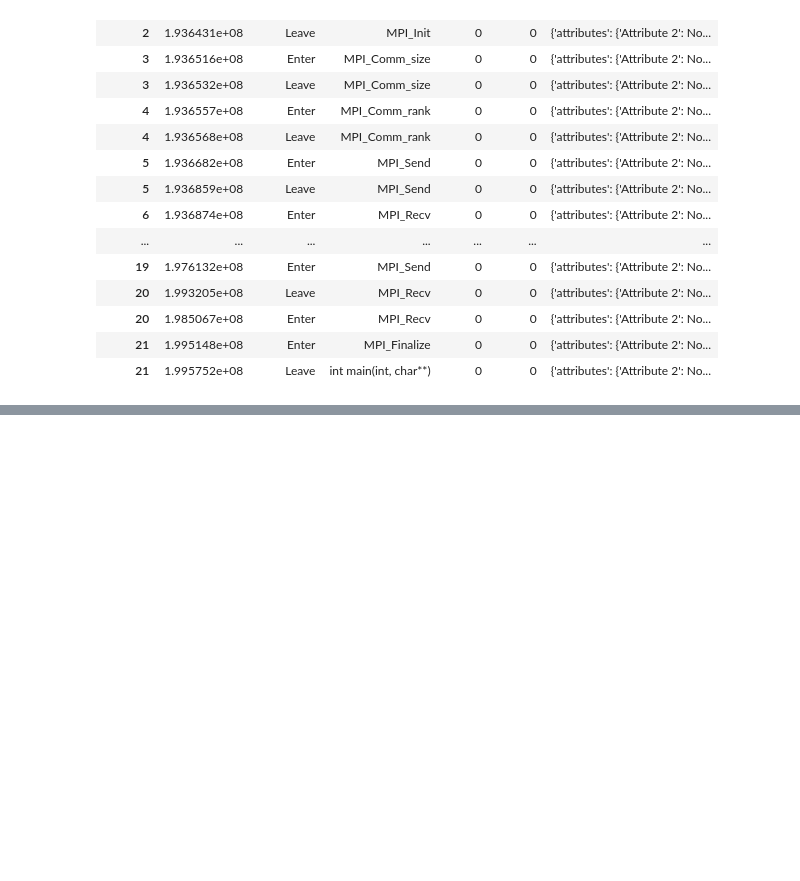
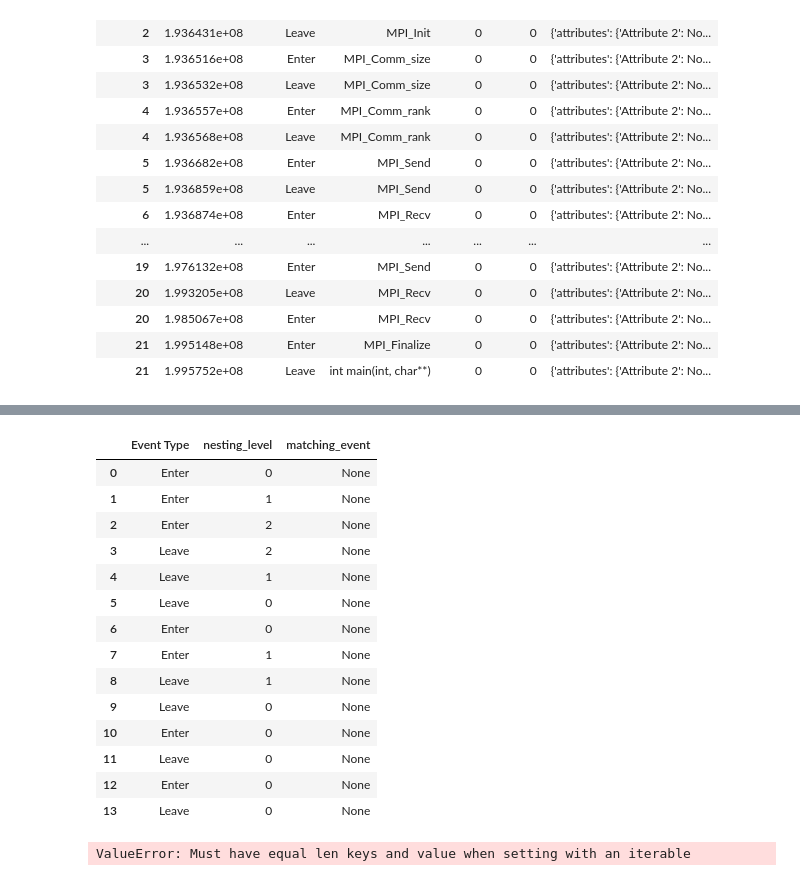
Before and after one commit to hpcgroup/pipit, a Jupyter notebook: docs/examples/polars.ipynb, the cells around one changed output, grey strips where cells are left out. Cells and saved outputs as stored; diff of their text form; code cells hidden in the pictures; blank space fills up the shorter version.

```diff
--- a/docs/examples/polars.ipynb
+++ b/docs/examples/polars.ipynb
@@ -479,0 +601,69 @@ matching_events
+# %%
+import pandas as pd
+
+df = pd.DataFrame({
+    "Event Type": ["Enter", "Enter", "Enter", "Leave", "Leave", "Leave", "Enter", "Enter", "Leave", "Leave", "Enter", "Leave", "Enter", "Leave"]
+})
+
+# Create a new column to store nesting level
+df['nesting_level'] = (df['Event Type'] == 'Enter').cumsum().shift(fill_value=0) - (df['Event Type'] == 'Leave').cumsum()
+
+# Create a new column to store matching indices
+df['matching_event'] = None
+
+
+
+# Function to populate matching_event column
+# def populate_matching_event(row):
+#     if row['Event Type'] == 'Enter':
+#         # Find the index of the corresponding Leave event with the same nesting level
+#         leave_index = df[(df['Event Type'] == 'Leave') & (df['nesting_level'] == row['nesting_level']) & (df.index > row.name)].index.min()
+#         if pd.notna(leave_index):
+#             df.at[row.name, 'matching_event'] = leave_index
+#             df.at[leave_index, 'matching_event'] = row.name
+
+# Apply the function to each row
+# df.apply(populate_matching_event, axis=1)
+df
+# %% [output]
+|  | Event Type | nesting_level | matching_event |
+| 0 | Enter | 0 | None |
+| 1 | Enter | 1 | None |
+| 2 | Enter | 2 | None |
+| 3 | Leave | 2 | None |
+| 4 | Leave | 1 | None |
+| 5 | Leave | 0 | None |
+| 6 | Enter | 0 | None |
+| 7 | Enter | 1 | None |
+| 8 | Leave | 1 | None |
+| 9 | Leave | 0 | None |
+| 10 | Enter | 0 | None |
+| 11 | Leave | 0 | None |
+| 12 | Enter | 0 | None |
+| 13 | Leave | 0 | None |
+# %%
+
+# Your original DataFrame
+data = {'Event Type': ['Enter', 'Enter', 'Enter', 'Leave', 'Leave', 'Leave', 'Enter', 'Enter', 'Leave', 'Leave', 'Enter', 'Leave', 'Enter', 'Leave'],
+        'nesting_level': [0, 1, 2, 2, 1, 0, 0, 1, 1, 0, 0, 0, 0, 0],
+        'matching_event': [None] * 14}
+
+df = pd.DataFrame(data)
+
+# Identify matching events using vectorized operations
+enter_mask = df['Event Type'] == 'Enter'
+leave_mask = df['Event Type'] == 'Leave'
+
+# Use shift to get the next nesting level for each row
+next_nesting_level = df['nesting_level'].shift(-1)
+
+# Identify matching events based on conditions
+matching_leave_index = df.index[(enter_mask & (df['nesting_level'] == next_nesting_level)) | leave_mask]
+
+# Update matching_event column
+df.loc[enter_mask, 'matching_event'] = matching_leave_index
+
+# print(df)
+matching_leave_index
+# %% [output]
+ValueError: Must have equal len keys and value when setting with an iterable
```
Also changed, not shown: parts of 18 cells of this notebook, 1 other file.
